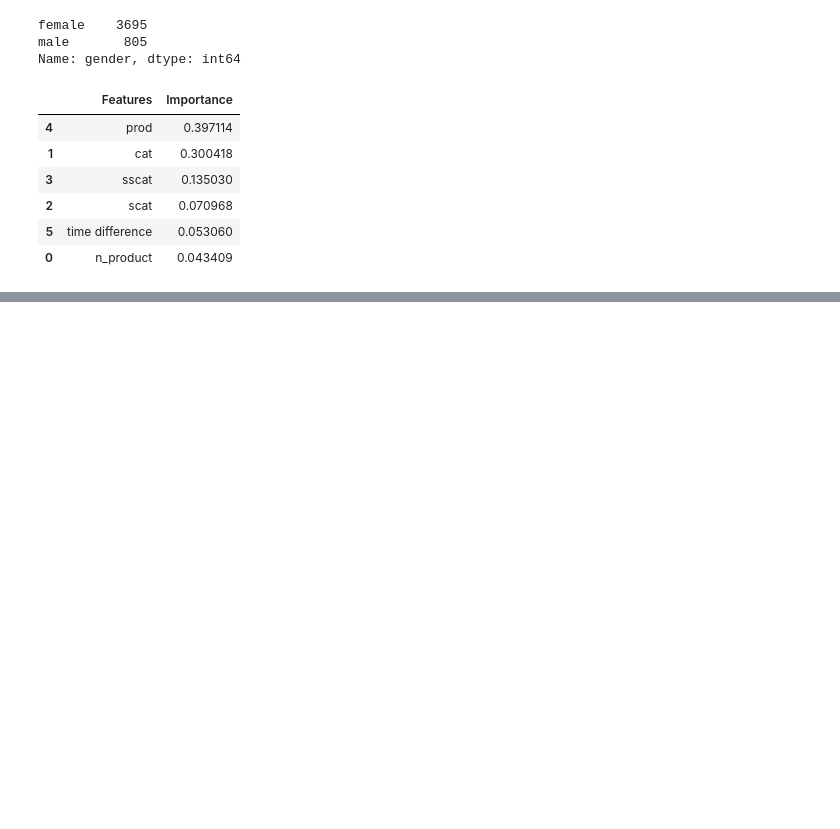
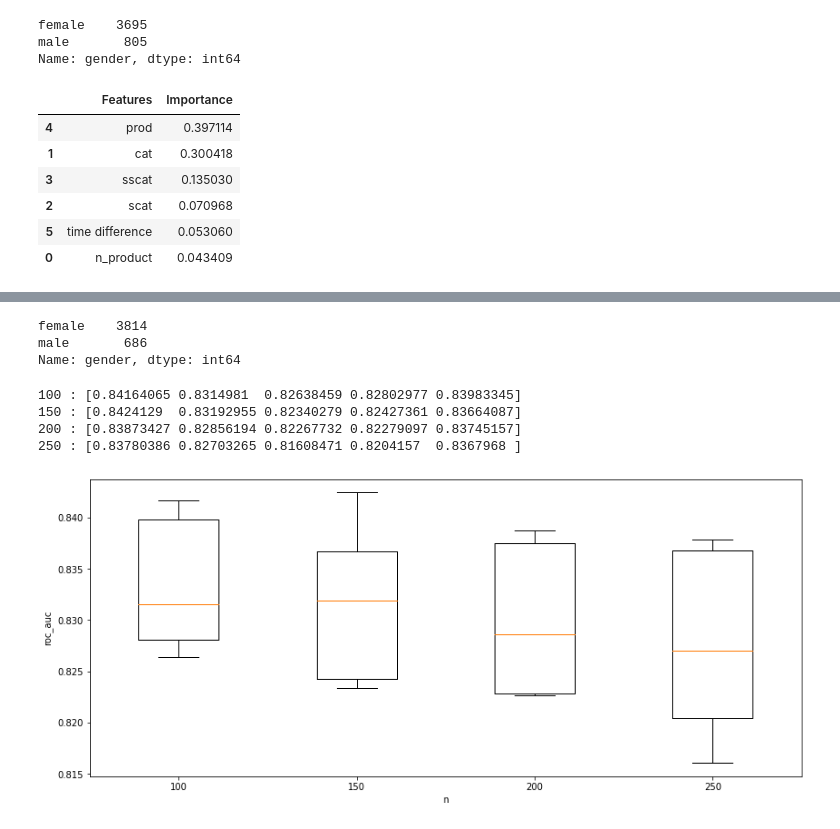
Before and after one commit to jeetch/AV-JanataHack-E-Commerce-Hackathon, a Jupyter notebook: AV-JanataHack-v0.1.ipynb, the cells around one changed output, grey strips where cells are left out. Cells and saved outputs as stored; diff of their text form; code cells hidden in the pictures; blank space fills up the shorter version.

```diff
--- a/AV-JanataHack-v0.1.ipynb
+++ b/AV-JanataHack-v0.1.ipynb
@@ -309,0 +333,7 @@ pd.DataFrame({'Features':x.columns, 'Importance':rf.feature_importances_}).sort_
+# %%
+
+
+xgb.fit(x,y)
+test_prob = xgb.predict_proba(df_test)[:,1]
+df_xgb = pd.DataFrame({'session_id':test_ids,'gender':test_prob})
+df_xgb.head()
@@ -309,0 +349,6 @@ pd.DataFrame({'Features':x.columns, 'Importance':rf.feature_importances_}).sort_
+# %%
+df_xgb['gender'].value_counts()
+# %% [output]
+female    3814
+male       686
+Name: gender, dtype: int64
@@ -309,0 +357,21 @@ pd.DataFrame({'Features':x.columns, 'Importance':rf.feature_importances_}).sort_
+# %%
+arr=[100,150,200,250]
+cv_scores = []
+for a in arr:
+    model = XGBClassifier(objective='binary:logistic', n_jobs=4, n_estimators=a)
+    cv_score = cross_val_score(model, x, y, cv=5, scoring='roc_auc')
+    print(a, ':', cv_score)
+    cv_scores.append(cv_score)
+
+fig, ax = plt.subplots(figsize=(14,6))
+plt.boxplot(cv_scores)
+ax.set_xticklabels(arr)
+plt.xlabel('n')
+plt.ylabel('roc_auc')
+plt.show()
+# %% [output]
+100 : [0.84164065 0.8314981  0.82638459 0.82802977 0.83983345]
+150 : [0.8424129  0.83192955 0.82340279 0.82427361 0.83664087]
+200 : [0.83873427 0.82856194 0.82267732 0.82279097 0.83745157]
+250 : [0.83780386 0.82703265 0.81608471 0.8204157  0.8367968 ]
+[figure, added]
```
Also changed, not shown: parts of 18 cells of this notebook.
